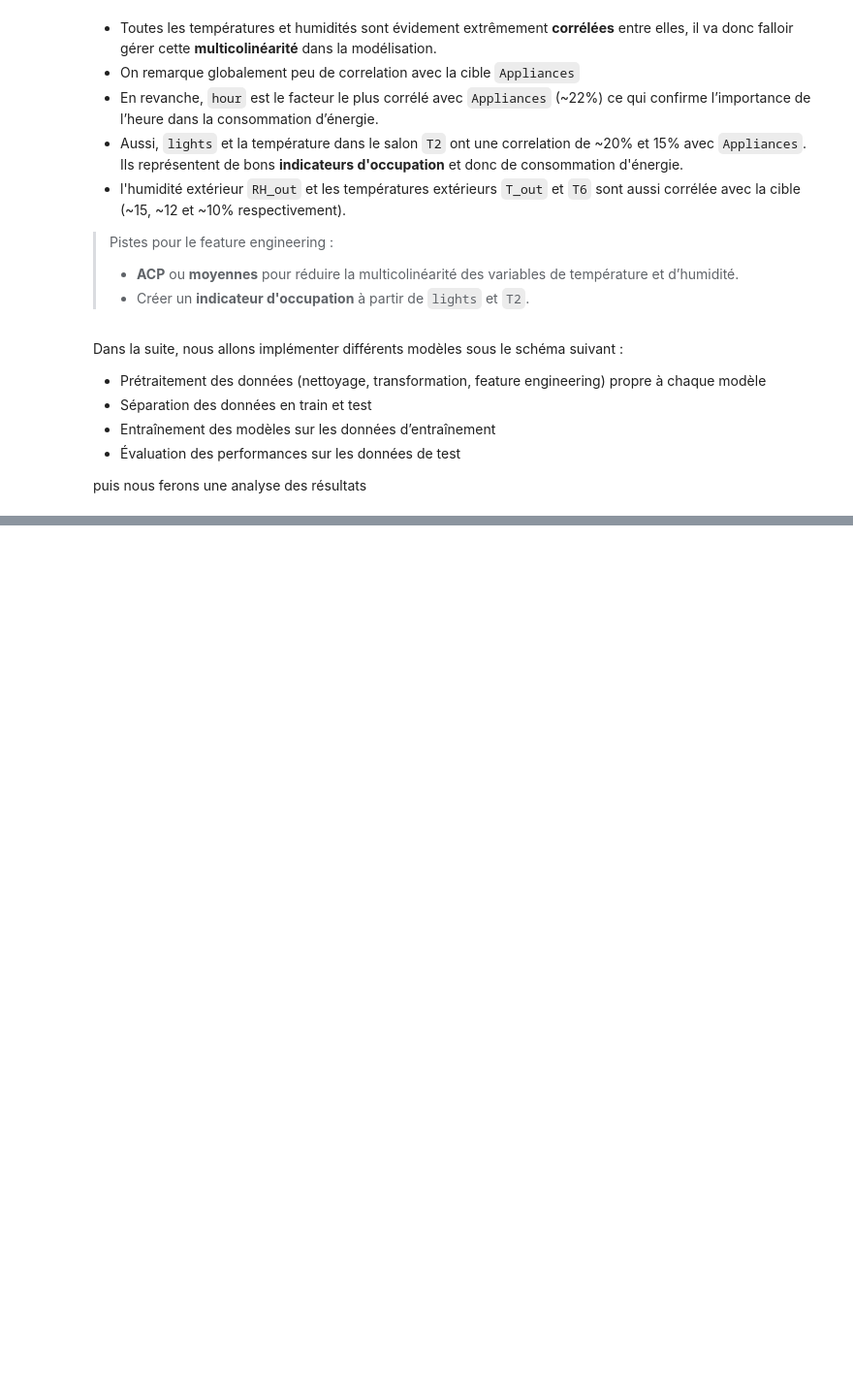
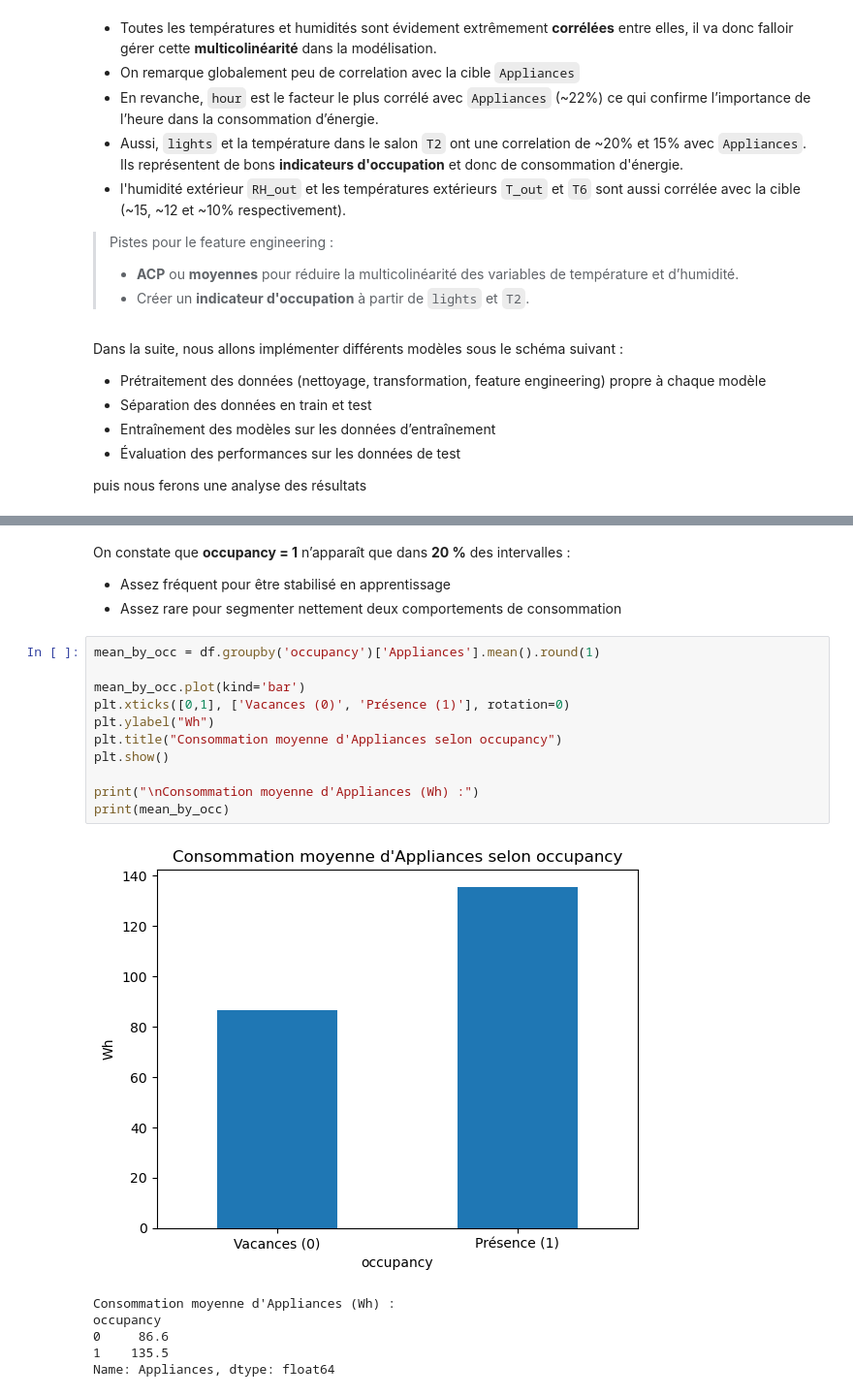
Before and after one commit to issagith/energy-consumption-prediction, a Jupyter notebook: main.ipynb, the cells around one changed output, grey strips where cells are left out. Shown at 97% size. Cells and saved outputs as stored; diff of their text form; blank space fills up the shorter version.

```diff
--- a/main.ipynb
+++ b/main.ipynb
@@ -362,0 +408,22 @@ Index(['Appliances', 'lights', 'T1', 'RH_1', 'T2', 'RH_2', 'T3', 'RH_3', 'T4',
+# %% [markdown]
+On constate que **occupancy = 1** n’apparaît que dans **20 %** des intervalles :
+- Assez fréquent pour être stabilisé en apprentissage
+- Assez rare pour segmenter nettement deux comportements de consommation
+# %%
+mean_by_occ = df.groupby('occupancy')['Appliances'].mean().round(1)
+
+mean_by_occ.plot(kind='bar')
+plt.xticks([0,1], ['Vacances (0)', 'Présence (1)'], rotation=0)
+plt.ylabel("Wh")
+plt.title("Consommation moyenne d'Appliances selon occupancy")
+plt.show()
+
+print("\nConsommation moyenne d'Appliances (Wh) :")
+print(mean_by_occ)
+# %% [output]
+[figure, added]
+Consommation moyenne d'Appliances (Wh) :
+occupancy
+0     86.6
+1    135.5
+Name: Appliances, dtype: float64
```
Also changed, not shown: parts of 32 cells of this notebook.
